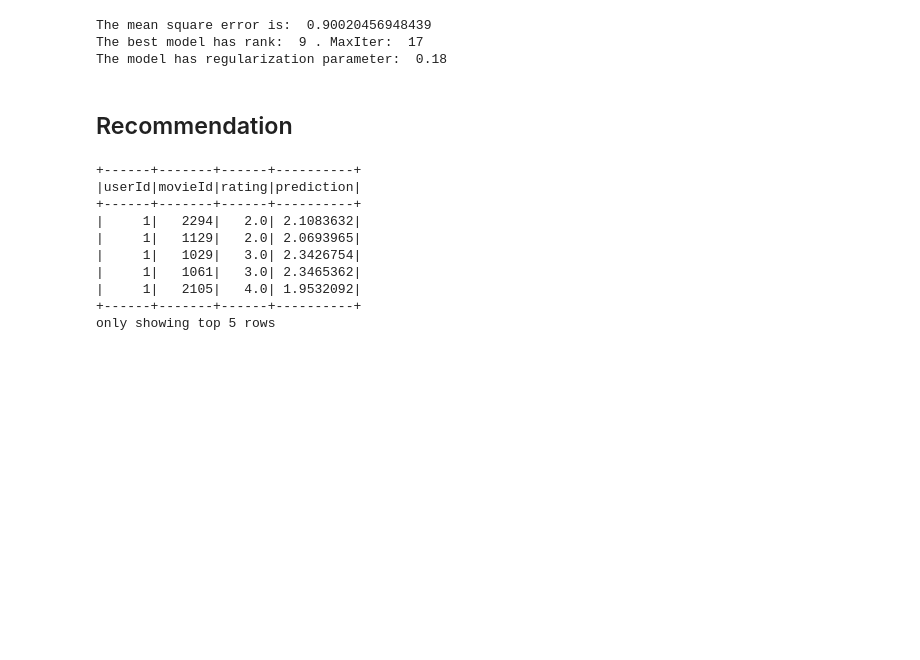
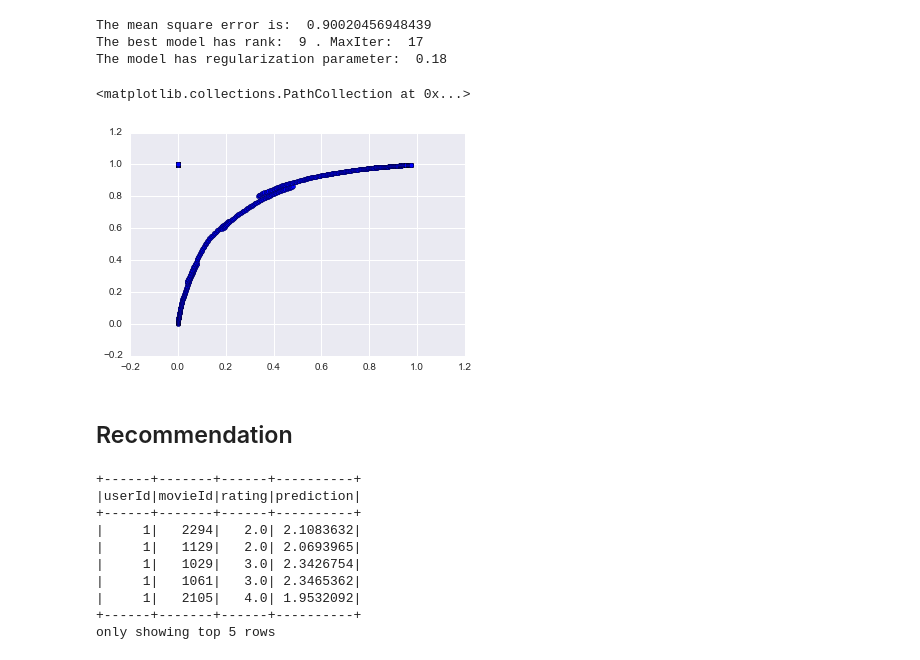
Before and after one commit to jiangzl2016/Spark-Movie-Recommendation, a Jupyter notebook: notebook/ALS algorithm.ipynb, the cells around one changed output. Saved outputs shown, nothing was run; the diff lists cells and outputs as text; code cells hidden in the pictures; blank space fills up the shorter version.

Commit message:
plot roc curve

```diff
--- a/notebook/ALS algorithm.ipynb
+++ b/notebook/ALS algorithm.ipynb
@@ -155,6 +168,48 @@ import os, tempfile
 #path = tempfile.mkdtemp()
 best_model.save("../model/best_model")
 #nnn = ALS.load("../model/best_model")
+# %%
+# Plot ROC curve
+def roc_cal(gold_score, pred_score):#params as float list
+    density = 1000
+    unit = 5.0/float(density)
+    thr = [i*unit for i in range(density,0,-1)]
+    thr.append(0)
+    tpr = [0 for i in range(density+1)]
+    fpr = [0 for i in range(density+1)]
+    for t in range(density+1):
+        th = thr[t]
+        gold_label = [ 1 if gold_score[i]>th else 0 for i in range(len(gold_score))]
+        pred_label = [ 1 if pred_score[i]>th else 0 for i in range(len(gold_score))]
+        fp = 0.0
+        pos = 0.0
+        tp = 0.0
+        neg = 0.0
+        for i in range(len(gold_score)):
+            if gold_label[i] == 1:
+                pos = pos + 1
+                if pred_label[i] == 1:
+                    tp = tp + 1
+            else:
+                neg = neg + 1
+                if pred_label[i] == 1:
+                    fp = fp + 1
+        if pos == 0:
+            tpr[t] = 0
+        else:
+            tpr[t] = tp/pos
+        if neg == 0:
+            fpr[t] = 0
+        else:
+            fpr[t] = fp/neg
+    return tpr,fpr
+# %%
+tp_rate, fp_rate = roc_cal(predictions.select("rating").rdd.map(lambda x: x[0]).collect(),
+                  predictions.select("prediction").rdd.map(lambda x: x[0]).collect())
+plt.scatter(fp_rate,tp_rate)
+# %% [output]
+<matplotlib.collections.PathCollection at 0x...>
+[figure, added]
 # %% [markdown]
 ## Recommendation
 # %%
```
Also changed, not shown: parts of 1 cell of this notebook.
